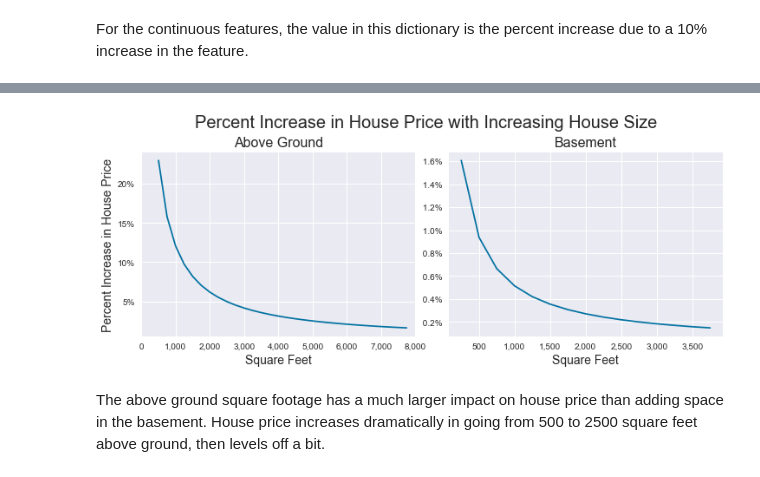
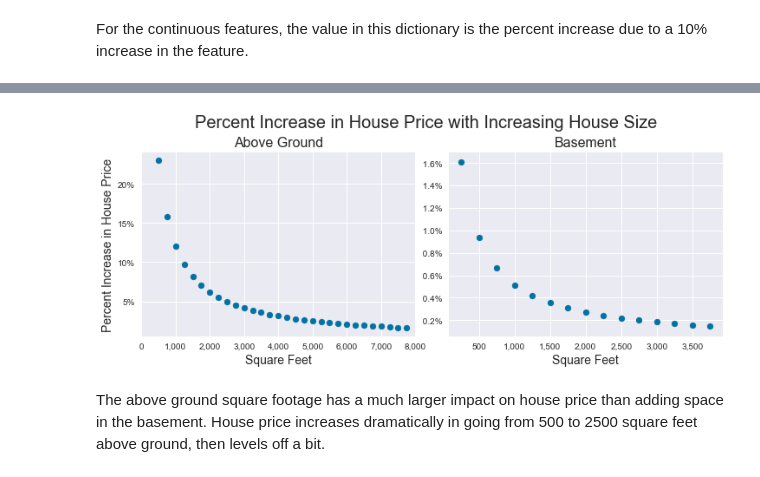
Before and after one commit to clreiner/KingCountyHousingProject, a Jupyter notebook: notebook.ipynb, the cells around one changed output, grey strips where cells are left out. Cells and saved outputs as stored; diff of their text form; code cells hidden in the pictures.

```diff
--- a/notebook.ipynb
+++ b/notebook.ipynb
@@ -1012,36 +1012,36 @@ for num in range(500, 8000, 250):
     increase_abv.append(transform)
 
 increase_bsmt = []
 for num in range(250, 4000, 250):
     # Calculate percent increase in adding a half bath.
     pct_increase = (250 / num) + 1
     # Use the bathroom coef to calculate the corresponding increase in price
     transform = (pct_increase**0.023 - 1)*100
     increase_bsmt.append(transform)
 
 fig.suptitle('Percent Increase in House Price with Increasing House Size', fontsize=20)
 fig.tight_layout()
 fig.subplots_adjust(top=0.83)
 
 ax1.set_title('Above Ground', fontsize=16)
 ax1.set_xlabel('Square Feet', fontsize=14)
 ax1.set_ylabel('Percent Increase in House Price', fontsize=14)
 ax1.set_xlim(0, 8000)
 ax1.yaxis.set_major_formatter(plt.matplotlib.ticker.StrMethodFormatter('{x:.0f}%'))
 ax1.xaxis.set_major_formatter(plt.matplotlib.ticker.StrMethodFormatter('{x:,.0f}'))
-ax1.plot(range(500, 8000, 250), increase_abv)
+ax1.scatter(range(500, 8000, 250), increase_abv)
 
 ax2.set_title('Basement', fontsize=16)
 ax2.set_xlabel('Square Feet', fontsize=14)
 ax2.set_ylabel
 ax2.yaxis.set_major_formatter(plt.matplotlib.ticker.StrMethodFormatter('{x: .1f}%'))
 ax2.xaxis.set_major_formatter(plt.matplotlib.ticker.StrMethodFormatter('{x:,.0f}'))
-ax2.plot(range(250, 4000, 250), increase_bsmt)
+ax2.scatter(range(250, 4000, 250), increase_bsmt)
 
 plt.savefig("images/increasebysqft.png", bbox_inches='tight')
 plt.show()
 # %% [output]
-[figure, old version]
+[figure, new version]
 # %% [markdown]
 The above ground square footage has a much larger impact on house price than adding space in the basement. House price increases dramatically in going from 500 to 2500 square feet above ground, then levels off a bit.
 # %% [markdown]
```
Also changed, not shown: parts of 7 cells of this notebook, 3 other files.
